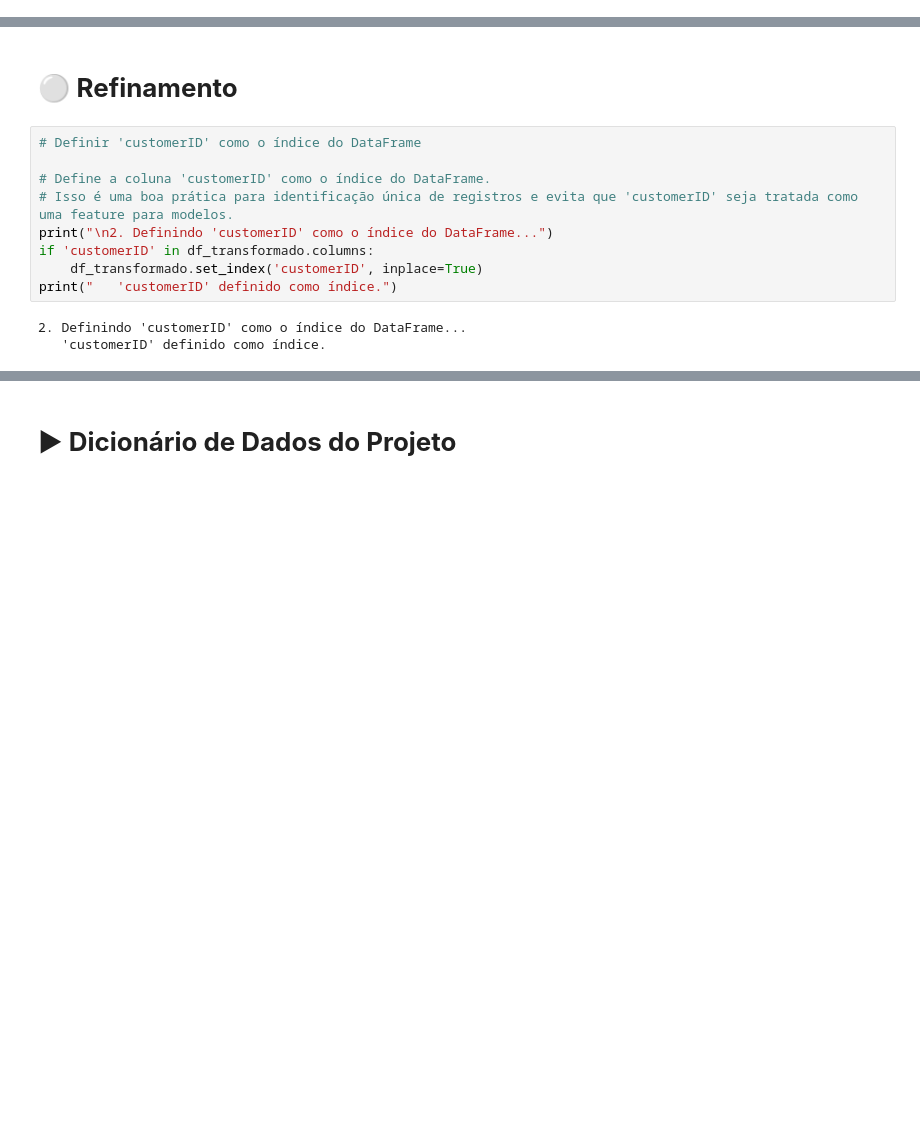
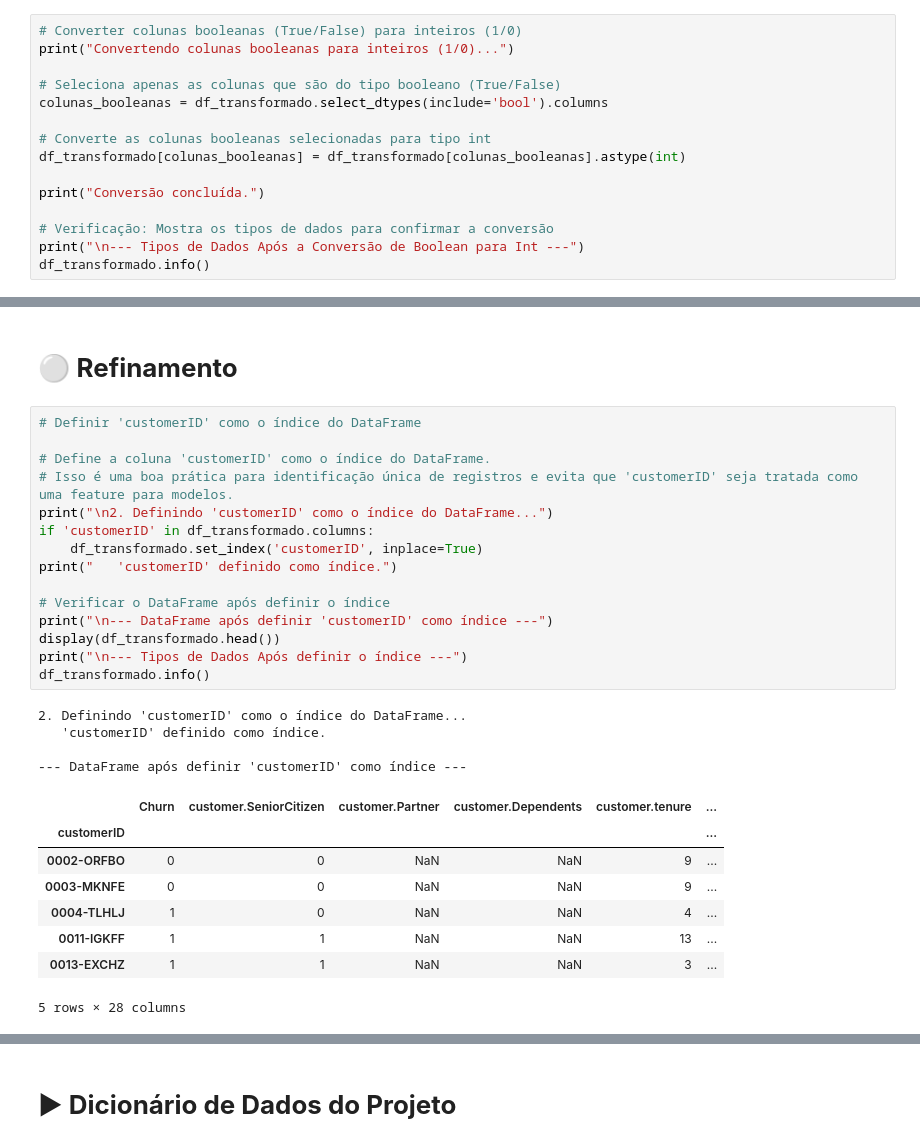
Before and after one commit to ASCCJR/ChallengeTelecomX, a Jupyter notebook: TelecomX_BR.ipynb, the cells around one changed output, grey strips where cells are left out. Drawn from its saved outputs; the diff is of its cells as text; blank space fills up the shorter version.

```diff
--- a/TelecomX_BR.ipynb
+++ b/TelecomX_BR.ipynb
@@ -636,0 +1250,15 @@ print("   One-Hot Encoding concluído.")
+# %%
+# Converter colunas booleanas (True/False) para inteiros (1/0)
+print("Convertendo colunas booleanas para inteiros (1/0)...")
+
+# Seleciona apenas as colunas que são do tipo booleano (True/False)
+colunas_booleanas = df_transformado.select_dtypes(include='bool').columns
+
+# Converte as colunas booleanas selecionadas para tipo int
+df_transformado[colunas_booleanas] = df_transformado[colunas_booleanas].astype(int)
+
+print("Conversão concluída.")
+
+# Verificação: Mostra os tipos de dados para confirmar a conversão
+print("\n--- Tipos de Dados Após a Conversão de Boolean para Int ---")
+df_transformado.info()
@@ -639,12 +1354,28 @@ print("   One-Hot Encoding concluído.")
 # %%
 # Definir 'customerID' como o índice do DataFrame
 
 # Define a coluna 'customerID' como o índice do DataFrame.
 # Isso é uma boa prática para identificação única de registros e evita que 'customerID' seja tratada como uma feature para modelos.
 print("\n2. Definindo 'customerID' como o índice do DataFrame...")
 if 'customerID' in df_transformado.columns:
     df_transformado.set_index('customerID', inplace=True)
 print("   'customerID' definido como índice.")
+
+# Verificar o DataFrame após definir o índice
+print("\n--- DataFrame após definir 'customerID' como índice ---")
+display(df_transformado.head())
+print("\n--- Tipos de Dados Após definir o índice ---")
+df_transformado.info()
 # %% [output]
 2. Definindo 'customerID' como o índice do DataFrame...
    'customerID' definido como índice.
+
+--- DataFrame após definir 'customerID' como índice ---
+|  | Churn | customer.SeniorCitizen | customer.Partner | customer.Dependents | customer.tenure | ... |
+| customerID |  |  |  |  |  | ... |
+| 0002-ORFBO | 0 | 0 | NaN | NaN | 9 | ... |
+| 0003-MKNFE | 0 | 0 | NaN | NaN | 9 | ... |
+| 0004-TLHLJ | 1 | 0 | NaN | NaN | 4 | ... |
+| 0011-IGKFF | 1 | 1 | NaN | NaN | 13 | ... |
+| 0013-EXCHZ | 1 | 1 | NaN | NaN | 3 | ... |
+5 rows × 28 columns
```
Also changed, not shown: parts of 78 cells of this notebook.
